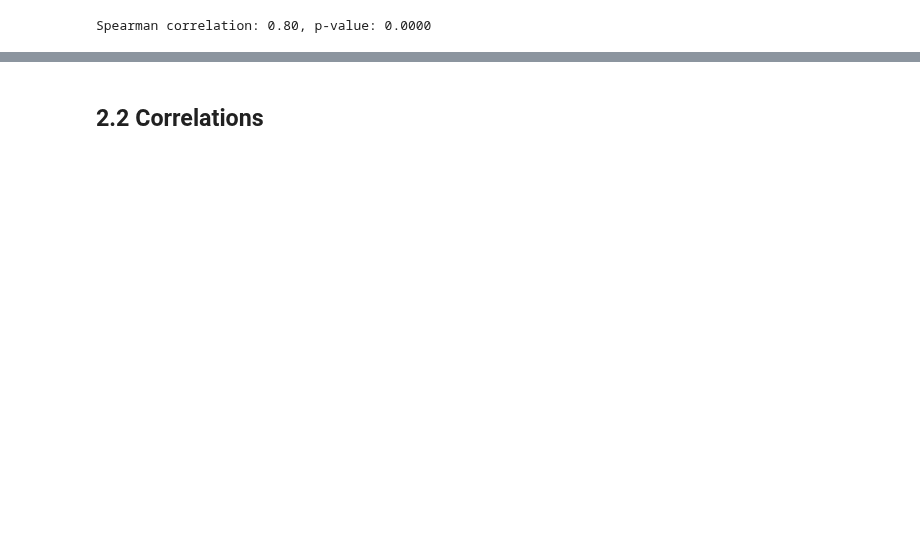
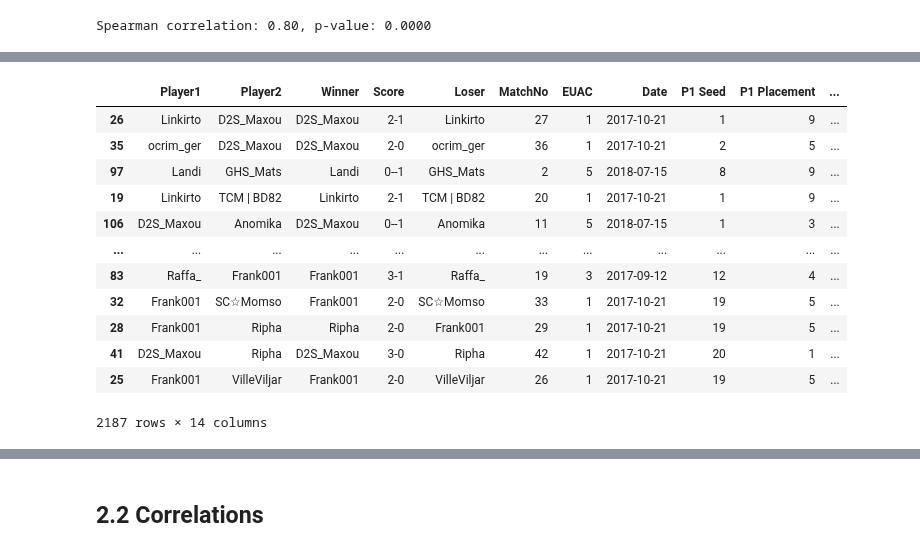
Before and after one commit to DarrenCCT/Tournament-Analysis, a Jupyter notebook: EUAC - Analysis.ipynb, the cells around one changed output, grey strips where cells are left out. Cells and saved outputs as stored; diff of their text form; code cells hidden in the pictures; blank space fills up the shorter version.

```diff
--- a/EUAC - Analysis.ipynb
+++ b/EUAC - Analysis.ipynb
@@ -682,0 +689,20 @@ filterdf.sort_values(by="Diff", ascending=False)
+# %%
+filterdf = df
+# %%
+filterdf["Diff"] = filterdf.apply(lambda x: x["P1 Seed"] - x["P2 Seed"], axis=1)
+# %%
+filterdf.sort_values(by="Diff", ascending=True)
+# %% [output]
+|  | Player1 | Player2 | Winner | Score | Loser | MatchNo | EUAC | Date | P1 Seed | P1 Placement | ... |
+| 26 | Linkirto | D2S_Maxou | D2S_Maxou | 2-1 | Linkirto | 27 | 1 | 2017-10-21 | 1 | 9 | ... |
+| 35 | ocrim_ger | D2S_Maxou | D2S_Maxou | 2-0 | ocrim_ger | 36 | 1 | 2017-10-21 | 2 | 5 | ... |
+| 97 | Landi | GHS_Mats | Landi | 0--1 | GHS_Mats | 2 | 5 | 2018-07-15 | 8 | 9 | ... |
+| 19 | Linkirto | TCM | BD82 | Linkirto | 2-1 | TCM | BD82 | 20 | 1 | 2017-10-21 | 1 | 9 | ... |
+| 106 | D2S_Maxou | Anomika | D2S_Maxou | 0--1 | Anomika | 11 | 5 | 2018-07-15 | 1 | 3 | ... |
+| ... | ... | ... | ... | ... | ... | ... | ... | ... | ... | ... | ... |
+| 83 | Raffa_ | Frank001 | Frank001 | 3-1 | Raffa_ | 19 | 3 | 2017-09-12 | 12 | 4 | ... |
+| 32 | Frank001 | SC☆Momso | Frank001 | 2-0 | SC☆Momso | 33 | 1 | 2017-10-21 | 19 | 5 | ... |
+| 28 | Frank001 | Ripha | Ripha | 2-0 | Frank001 | 29 | 1 | 2017-10-21 | 19 | 5 | ... |
+| 41 | D2S_Maxou | Ripha | D2S_Maxou | 3-0 | Ripha | 42 | 1 | 2017-10-21 | 20 | 1 | ... |
+| 25 | Frank001 | VilleViljar | Frank001 | 2-0 | VilleViljar | 26 | 1 | 2017-10-21 | 19 | 5 | ... |
+2187 rows × 14 columns
```
Also changed, not shown: parts of 26 cells of this notebook.
